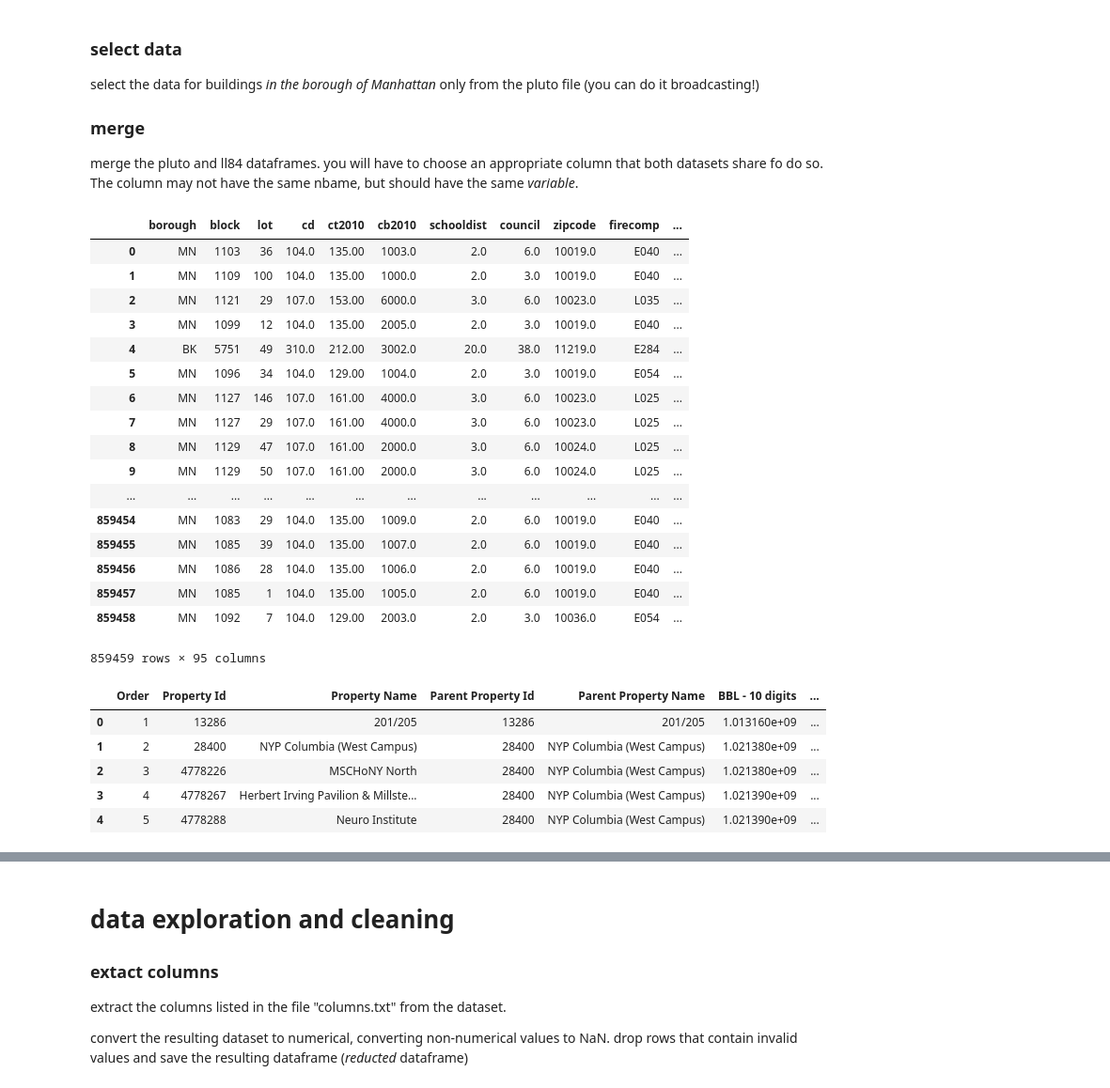
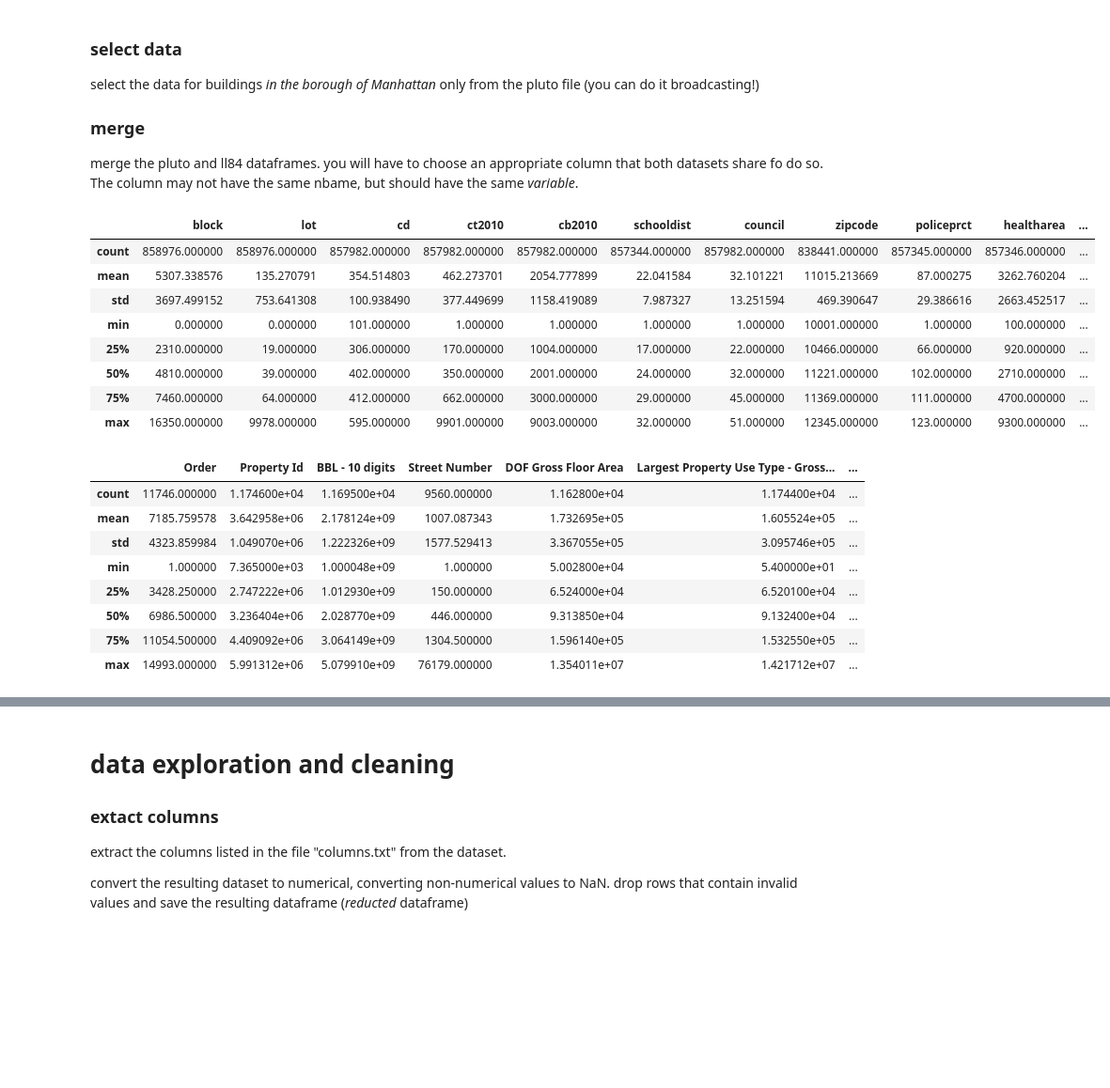
Before and after one commit to fedhere/DSPS_cHarty, a Jupyter notebook: HW5/BuildingsEnergyOwners_cHarty.ipynb, the cells around one changed output, grey strips where cells are left out. Shown: that part at 94% size. Cells and saved outputs as stored; diff of their text form; code cells hidden in the pictures; blank space fills up the shorter version.

```diff
--- a/HW5/BuildingsEnergyOwners_cHarty.ipynb
+++ b/HW5/BuildingsEnergyOwners_cHarty.ipynb
@@ -87,35 +91,29 @@ merge the pluto and ll84 dataframes. you will have to choose an appropriate colu
 #Select data and merge
 pluto = pd.read_csv('pluto_18v2_1.csv')
 # %%
-pluto
+pluto.describe()
 # %% [output]
-|  | borough | block | lot | cd | ct2010 | cb2010 | schooldist | council | zipcode | firecomp | ... |
-| 0 | MN | 1103 | 36 | 104.0 | 135.00 | 1003.0 | 2.0 | 6.0 | 10019.0 | E040 | ... |
-| 1 | MN | 1109 | 100 | 104.0 | 135.00 | 1000.0 | 2.0 | 3.0 | 10019.0 | E040 | ... |
-| 2 | MN | 1121 | 29 | 107.0 | 153.00 | 6000.0 | 3.0 | 6.0 | 10023.0 | L035 | ... |
-| 3 | MN | 1099 | 12 | 104.0 | 135.00 | 2005.0 | 2.0 | 3.0 | 10019.0 | E040 | ... |
-| 4 | BK | 5751 | 49 | 310.0 | 212.00 | 3002.0 | 20.0 | 38.0 | 11219.0 | E284 | ... |
-| 5 | MN | 1096 | 34 | 104.0 | 129.00 | 1004.0 | 2.0 | 3.0 | 10019.0 | E054 | ... |
-| 6 | MN | 1127 | 146 | 107.0 | 161.00 | 4000.0 | 3.0 | 6.0 | 10023.0 | L025 | ... |
-| 7 | MN | 1127 | 29 | 107.0 | 161.00 | 4000.0 | 3.0 | 6.0 | 10023.0 | L025 | ... |
-| 8 | MN | 1129 | 47 | 107.0 | 161.00 | 2000.0 | 3.0 | 6.0 | 10024.0 | L025 | ... |
-| 9 | MN | 1129 | 50 | 107.0 | 161.00 | 2000.0 | 3.0 | 6.0 | 10024.0 | L025 | ... |
-| ... | ... | ... | ... | ... | ... | ... | ... | ... | ... | ... | ... |
-| 859454 | MN | 1083 | 29 | 104.0 | 135.00 | 1009.0 | 2.0 | 6.0 | 10019.0 | E040 | ... |
-| 859455 | MN | 1085 | 39 | 104.0 | 135.00 | 1007.0 | 2.0 | 6.0 | 10019.0 | E040 | ... |
-| 859456 | MN | 1086 | 28 | 104.0 | 135.00 | 1006.0 | 2.0 | 6.0 | 10019.0 | E040 | ... |
-| 859457 | MN | 1085 | 1 | 104.0 | 135.00 | 1005.0 | 2.0 | 6.0 | 10019.0 | E040 | ... |
-| 859458 | MN | 1092 | 7 | 104.0 | 129.00 | 2003.0 | 2.0 | 3.0 | 10036.0 | E054 | ... |
+|  | block | lot | cd | ct2010 | cb2010 | schooldist | council | zipcode | policeprct | healtharea | ... |
+| count | 858976.000000 | 858976.000000 | 857982.000000 | 857982.000000 | 857982.000000 | 857344.000000 | 857982.000000 | 838441.000000 | 857345.000000 | 857346.000000 | ... |
+| mean | 5307.338576 | 135.270791 | 354.514803 | 462.273701 | 2054.777899 | 22.041584 | 32.101221 | 11015.213669 | 87.000275 | 3262.760204 | ... |
+| std | 3697.499152 | 753.641308 | 100.938490 | 377.449699 | 1158.419089 | 7.987327 | 13.251594 | 469.390647 | 29.386616 | 2663.452517 | ... |
+| min | 0.000000 | 0.000000 | 101.000000 | 1.000000 | 1.000000 | 1.000000 | 1.000000 | 10001.000000 | 1.000000 | 100.000000 | ... |
+| 25% | 2310.000000 | 19.000000 | 306.000000 | 170.000000 | 1004.000000 | 17.000000 | 22.000000 | 10466.000000 | 66.000000 | 920.000000 | ... |
+| 50% | 4810.000000 | 39.000000 | 402.000000 | 350.000000 | 2001.000000 | 24.000000 | 32.000000 | 11221.000000 | 102.000000 | 2710.000000 | ... |
+| 75% | 7460.000000 | 64.000000 | 412.000000 | 662.000000 | 3000.000000 | 29.000000 | 45.000000 | 11369.000000 | 111.000000 | 4700.000000 | ... |
+| max | 16350.000000 | 9978.000000 | 595.000000 | 9901.000000 | 9003.000000 | 32.000000 | 51.000000 | 12345.000000 | 123.000000 | 9300.000000 | ... |
-859459 rows × 95 columns
 # %%
 plutoMN = pluto[pluto['borough'] == 'MN']
 # %%
-ll84.head()
+ll84.describe()
 # %% [output]
-|  | Order | Property Id | Property Name | Parent Property Id | Parent Property Name | BBL - 10 digits | ... |
-| 0 | 1 | 13286 | 201/205 | 13286 | 201/205 | 1.013160e+09 | ... |
-| 1 | 2 | 28400 | NYP Columbia (West Campus) | 28400 | NYP Columbia (West Campus) | 1.021380e+09 | ... |
-| 2 | 3 | 4778226 | MSCHoNY North | 28400 | NYP Columbia (West Campus) | 1.021380e+09 | ... |
-| 3 | 4 | 4778267 | Herbert Irving Pavilion & Millste... | 28400 | NYP Columbia (West Campus) | 1.021390e+09 | ... |
-| 4 | 5 | 4778288 | Neuro Institute | 28400 | NYP Columbia (West Campus) | 1.021390e+09 | ... |
+|  | Order | Property Id | BBL - 10 digits | Street Number | DOF Gross Floor Area | Largest Property Use Type - Gross... | ... |
+| count | 11746.000000 | 1.174600e+04 | 1.169500e+04 | 9560.000000 | 1.162800e+04 | 1.174400e+04 | ... |
+| mean | 7185.759578 | 3.642958e+06 | 2.178124e+09 | 1007.087343 | 1.732695e+05 | 1.605524e+05 | ... |
+| std | 4323.859984 | 1.049070e+06 | 1.222326e+09 | 1577.529413 | 3.367055e+05 | 3.095746e+05 | ... |
+| min | 1.000000 | 7.365000e+03 | 1.000048e+09 | 1.000000 | 5.002800e+04 | 5.400000e+01 | ... |
+| 25% | 3428.250000 | 2.747222e+06 | 1.012930e+09 | 150.000000 | 6.524000e+04 | 6.520100e+04 | ... |
+| 50% | 6986.500000 | 3.236404e+06 | 2.028770e+09 | 446.000000 | 9.313850e+04 | 9.132400e+04 | ... |
+| 75% | 11054.500000 | 4.409092e+06 | 3.064149e+09 | 1304.500000 | 1.596140e+05 | 1.532550e+05 | ... |
+| max | 14993.000000 | 5.991312e+06 | 5.079910e+09 | 76179.000000 | 1.354011e+07 | 1.421712e+07 | ... |
 # %%
```
Also changed, not shown: parts of 31 cells of this notebook.
